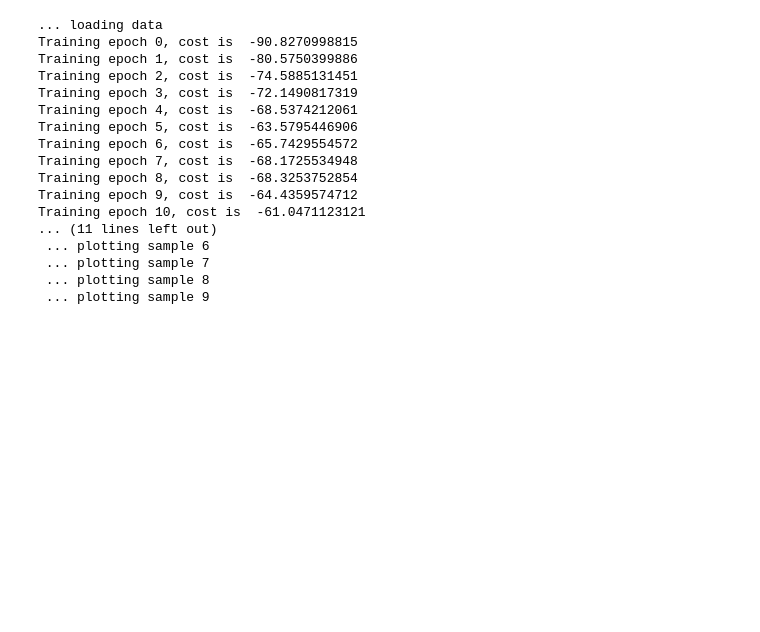
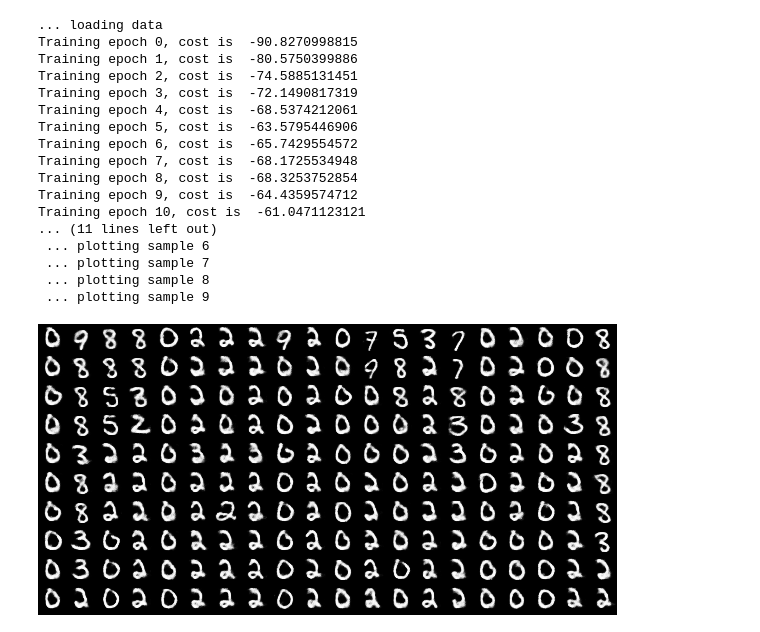
Before and after one commit to danhtuan/deep_learning, a Jupyter notebook: lab4/Boltzmann.ipynb, the cells around one changed output. Saved outputs shown, nothing was run; the diff lists cells and outputs as text; code cells hidden in the pictures; blank space fills up the shorter version.

```diff
--- a/lab4/Boltzmann.ipynb
+++ b/lab4/Boltzmann.ipynb
@@ -565,3 +565,8 @@ Training epoch 10, cost is  -61.0471123121
  ... plotting sample 7
  ... plotting sample 8
  ... plotting sample 9
+# %%
+from IPython.display import Image
+Image(filename='rbm_plots/samples.png')
+# %% [output]
+[figure, added]
```
Also changed, not shown: parts of 1 cell of this notebook, 8 other files.
